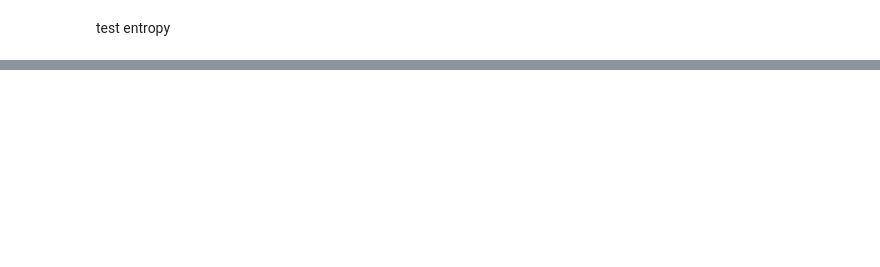
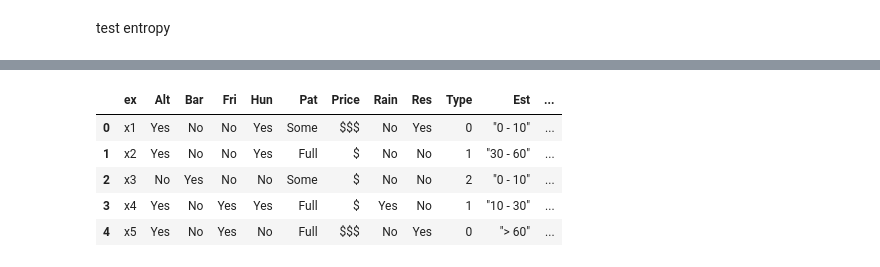
Before and after one commit to soltaniali/project-DecisionTree, a Jupyter notebook: projectfile.ipynb, the cells around one changed output, grey strips where cells are left out. Cells and saved outputs as stored; diff of their text form; code cells hidden in the pictures; blank space fills up the shorter version.

```diff
--- a/projectfile.ipynb
+++ b/projectfile.ipynb
@@ -171,0 +195,9 @@ Remainder(dataset , "Est")
+# %%
+dataset.head()
+# %% [output]
+|  | ex | Alt | Bar | Fri | Hun | Pat | Price | Rain | Res | Type | Est | ... |
+| 0 | x1 | Yes | No | No | Yes | Some | $$$ | No | Yes | 0 | "0 - 10" | ... |
+| 1 | x2 | Yes | No | No | Yes | Full | $ | No | No | 1 | "30 - 60" | ... |
+| 2 | x3 | No | Yes | No | No | Some | $ | No | No | 2 | "0 - 10" | ... |
+| 3 | x4 | Yes | No | Yes | Yes | Full | $ | Yes | No | 1 | "10 - 30" | ... |
+| 4 | x5 | Yes | No | Yes | No | Full | $$$ | No | Yes | 0 | "> 60" | ... |
```
Also changed, not shown: parts of 13 cells of this notebook.
